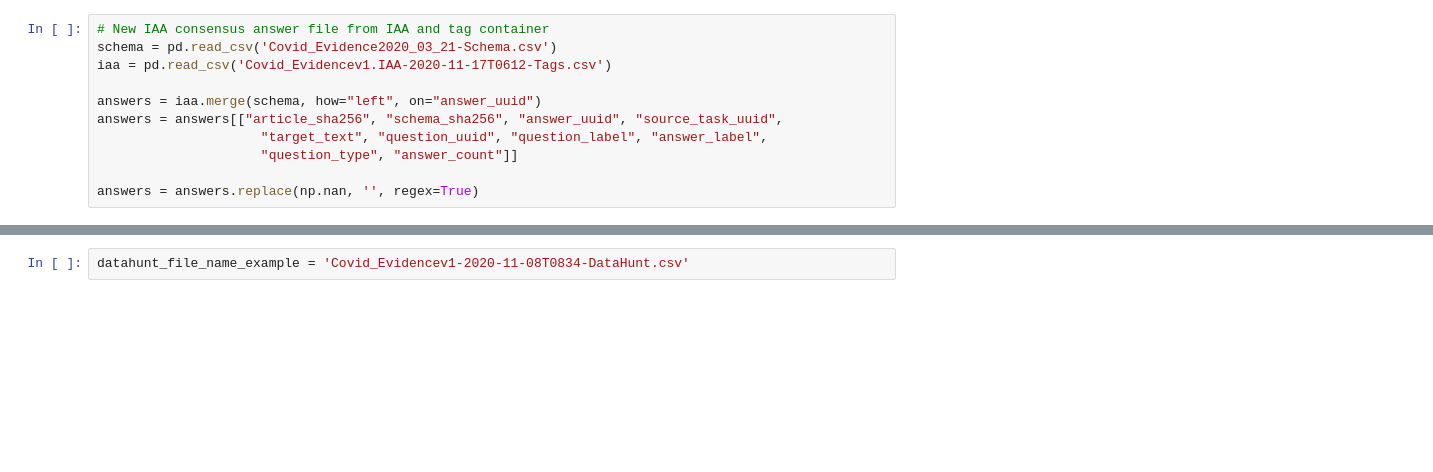
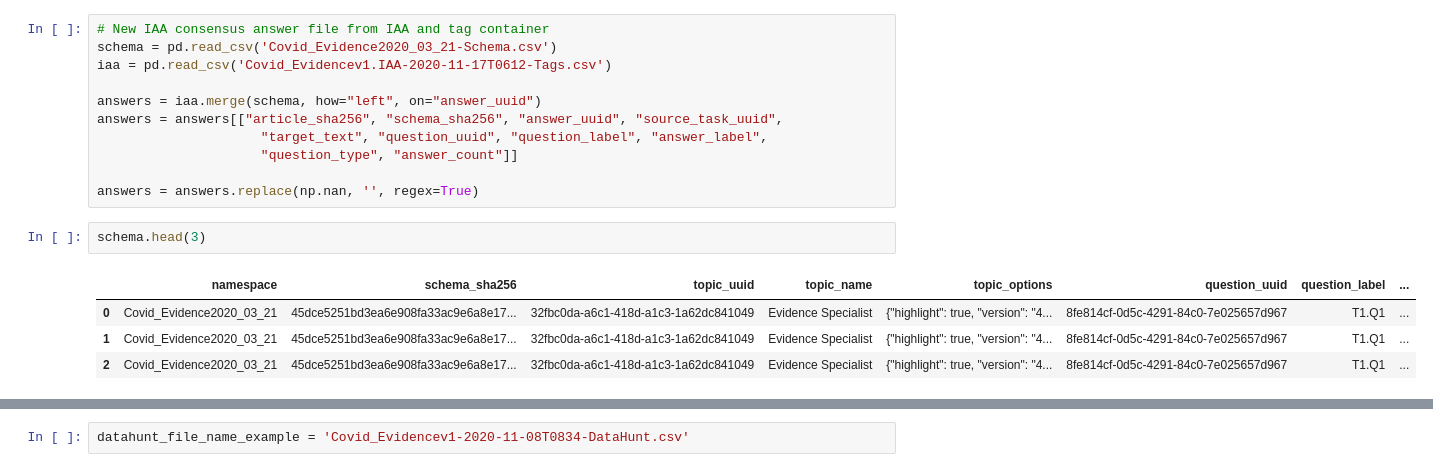
Before and after one commit to ewendai/PEUserMonitoring, a Jupyter notebook: IAA-consensus/iaa_consensus_new.ipynb, the cells around one changed output, grey strips where cells are left out. Drawn from its saved outputs; the diff is of its cells as text; blank space fills up the shorter version.

```diff
--- a/IAA-consensus/iaa_consensus_new.ipynb
+++ b/IAA-consensus/iaa_consensus_new.ipynb
@@ -16,3 +16,10 @@ answers = answers[["article_sha256", "schema_sha256", "answer_uuid", "source_tas
                      "question_type", "answer_count"]]
 
 answers = answers.replace(np.nan, '', regex=True)
+# %%
+schema.head(3)
+# %% [output]
+|  | namespace | schema_sha256 | topic_uuid | topic_name | topic_options | question_uuid | question_label | ... |
+| 0 | Covid_Evidence2020_03_21 | 45dce5251bd3ea6e908fa33ac9e6a8e17... | 32fbc0da-a6c1-418d-a1c3-1a62dc841049 | Evidence Specialist | {"highlight": true, "version": "4... | 8fe814cf-0d5c-4291-84c0-7e025657d967 | T1.Q1 | ... |
+| 1 | Covid_Evidence2020_03_21 | 45dce5251bd3ea6e908fa33ac9e6a8e17... | 32fbc0da-a6c1-418d-a1c3-1a62dc841049 | Evidence Specialist | {"highlight": true, "version": "4... | 8fe814cf-0d5c-4291-84c0-7e025657d967 | T1.Q1 | ... |
+| 2 | Covid_Evidence2020_03_21 | 45dce5251bd3ea6e908fa33ac9e6a8e17... | 32fbc0da-a6c1-418d-a1c3-1a62dc841049 | Evidence Specialist | {"highlight": true, "version": "4... | 8fe814cf-0d5c-4291-84c0-7e025657d967 | T1.Q1 | ... |
```
Also changed, not shown: parts of 1 cell of this notebook, 2 other files.
